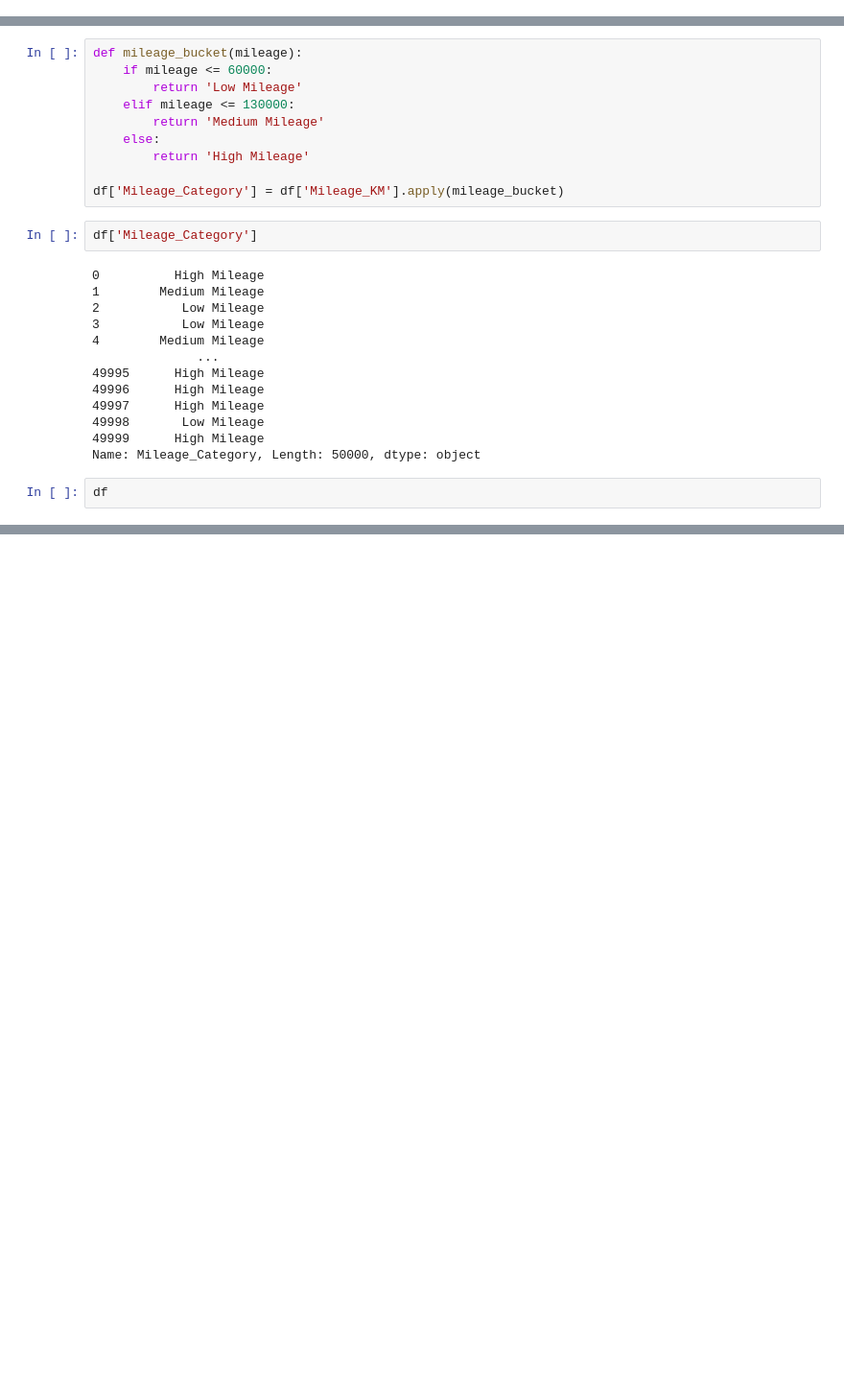
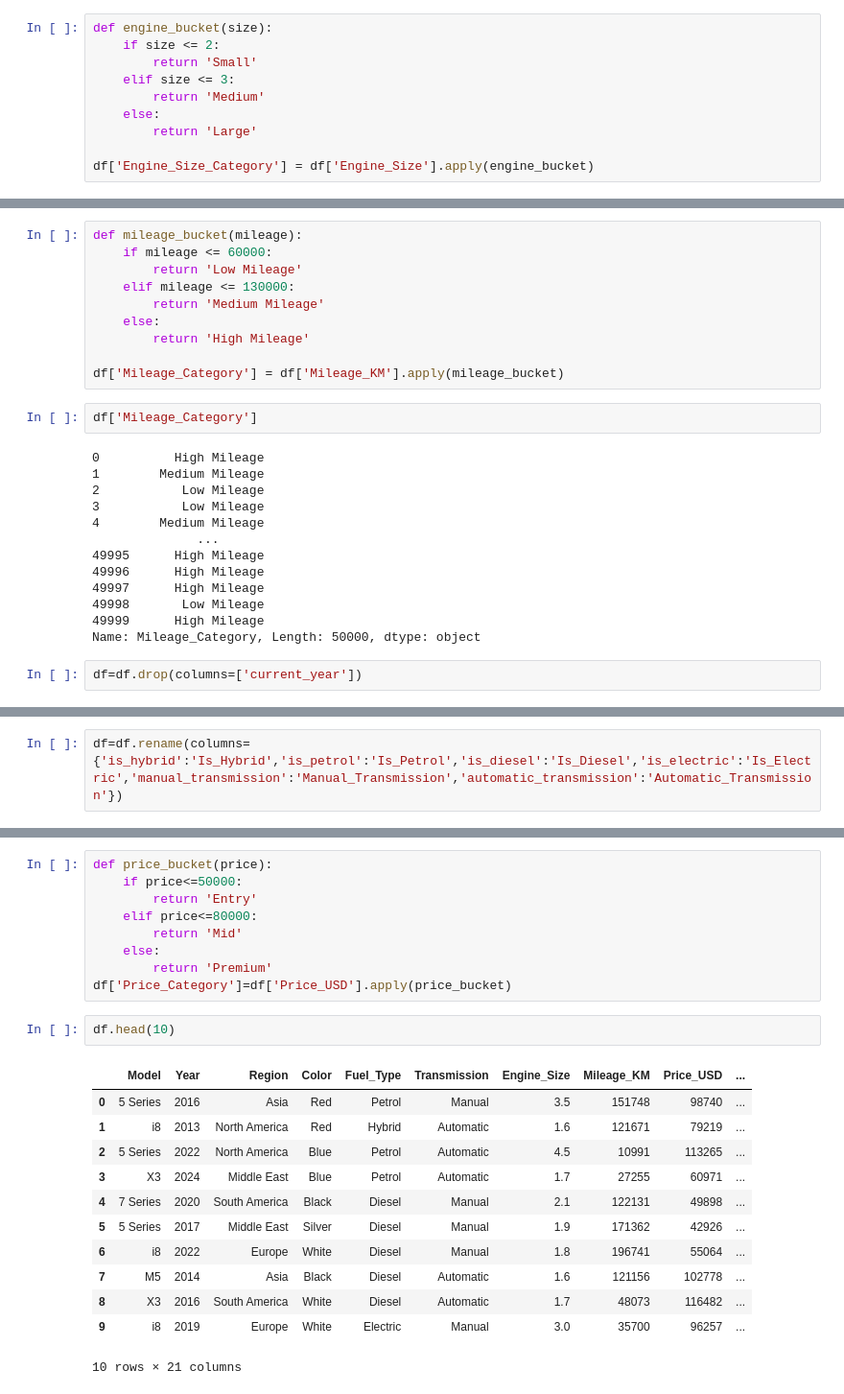
Before and after one commit to itsaramn/BMW-Market-Analysis, a Jupyter notebook: notebooks/bmw_market_analysis.ipynb, the cells around one changed output, grey strips where cells are left out. Shown at 96% size. Saved outputs shown, nothing was run; the diff lists cells and outputs as text; blank space fills up the shorter version.

Commit message:
finished with the feature engineering

```diff
--- a/notebooks/bmw_market_analysis.ipynb
+++ b/notebooks/bmw_market_analysis.ipynb
@@ -263,6 +247,16 @@ Index(['Model', 'Year', 'Region', 'Color', 'Fuel_Type', 'Transmission',
        'is_petrol', 'is_diesel', 'is_electric', 'manual_transmission',
        'automatic_transmission'],
       dtype='object')
+# %%
+def engine_bucket(size):
+    if size <= 2:
+        return 'Small'
+    elif size <= 3:
+        return 'Medium'
+    else:
+        return 'Large'
+
+df['Engine_Size_Category'] = df['Engine_Size'].apply(engine_bucket)
 # %%
 df['Mileage_KM'].describe()
 # %% [output]
@@ -301,4 +295,4 @@ df['Mileage_Category']
 49999      High Mileage
 Name: Mileage_Category, Length: 50000, dtype: object
 # %%
-df
+df=df.drop(columns=['current_year'])
@@ -318,0 +299,2 @@ df
+# %%
+df=df.rename(columns={'is_hybrid':'Is_Hybrid','is_petrol':'Is_Petrol','is_diesel':'Is_Diesel','is_electric':'Is_Electric','manual_transmission':'Manual_Transmission','automatic_transmission':'Automatic_Transmission'})
@@ -318,0 +317,24 @@ df
+# %%
+def price_bucket(price):
+    if price<=50000:
+        return 'Entry'
+    elif price<=80000:
+        return 'Mid'
+    else:
+        return 'Premium'
+df['Price_Category']=df['Price_USD'].apply(price_bucket)
+# %%
+df.head(10)
+# %% [output]
+|  | Model | Year | Region | Color | Fuel_Type | Transmission | Engine_Size | Mileage_KM | Price_USD | ... |
+| 0 | 5 Series | 2016 | Asia | Red | Petrol | Manual | 3.5 | 151748 | 98740 | ... |
+| 1 | i8 | 2013 | North America | Red | Hybrid | Automatic | 1.6 | 121671 | 79219 | ... |
+| 2 | 5 Series | 2022 | North America | Blue | Petrol | Automatic | 4.5 | 10991 | 113265 | ... |
+| 3 | X3 | 2024 | Middle East | Blue | Petrol | Automatic | 1.7 | 27255 | 60971 | ... |
+| 4 | 7 Series | 2020 | South America | Black | Diesel | Manual | 2.1 | 122131 | 49898 | ... |
+| 5 | 5 Series | 2017 | Middle East | Silver | Diesel | Manual | 1.9 | 171362 | 42926 | ... |
+| 6 | i8 | 2022 | Europe | White | Diesel | Manual | 1.8 | 196741 | 55064 | ... |
+| 7 | M5 | 2014 | Asia | Black | Diesel | Automatic | 1.6 | 121156 | 102778 | ... |
+| 8 | X3 | 2016 | South America | White | Diesel | Automatic | 1.7 | 48073 | 116482 | ... |
+| 9 | i8 | 2019 | Europe | White | Electric | Manual | 3.0 | 35700 | 96257 | ... |
+10 rows × 21 columns
```
Also changed, not shown: parts of 3 cells of this notebook.
